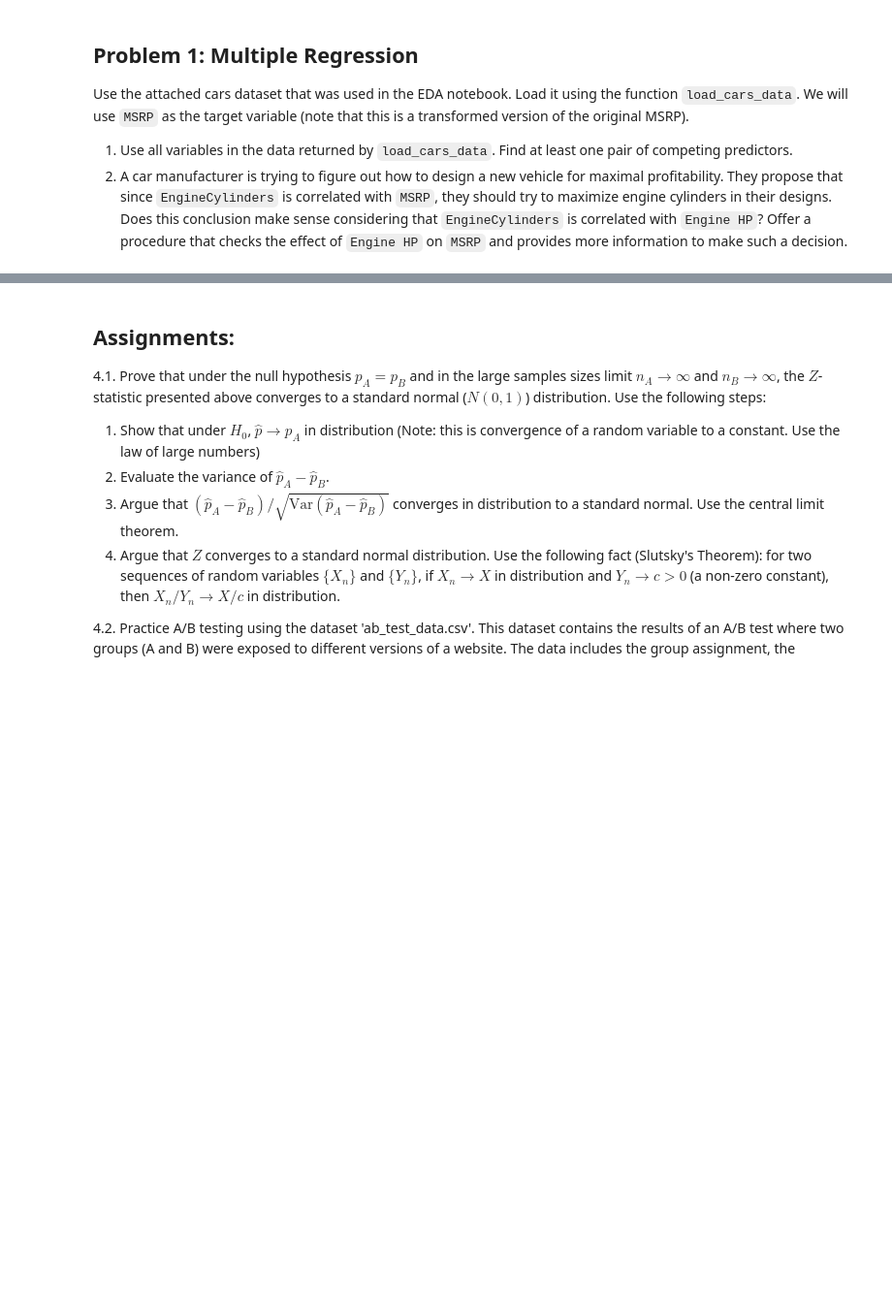
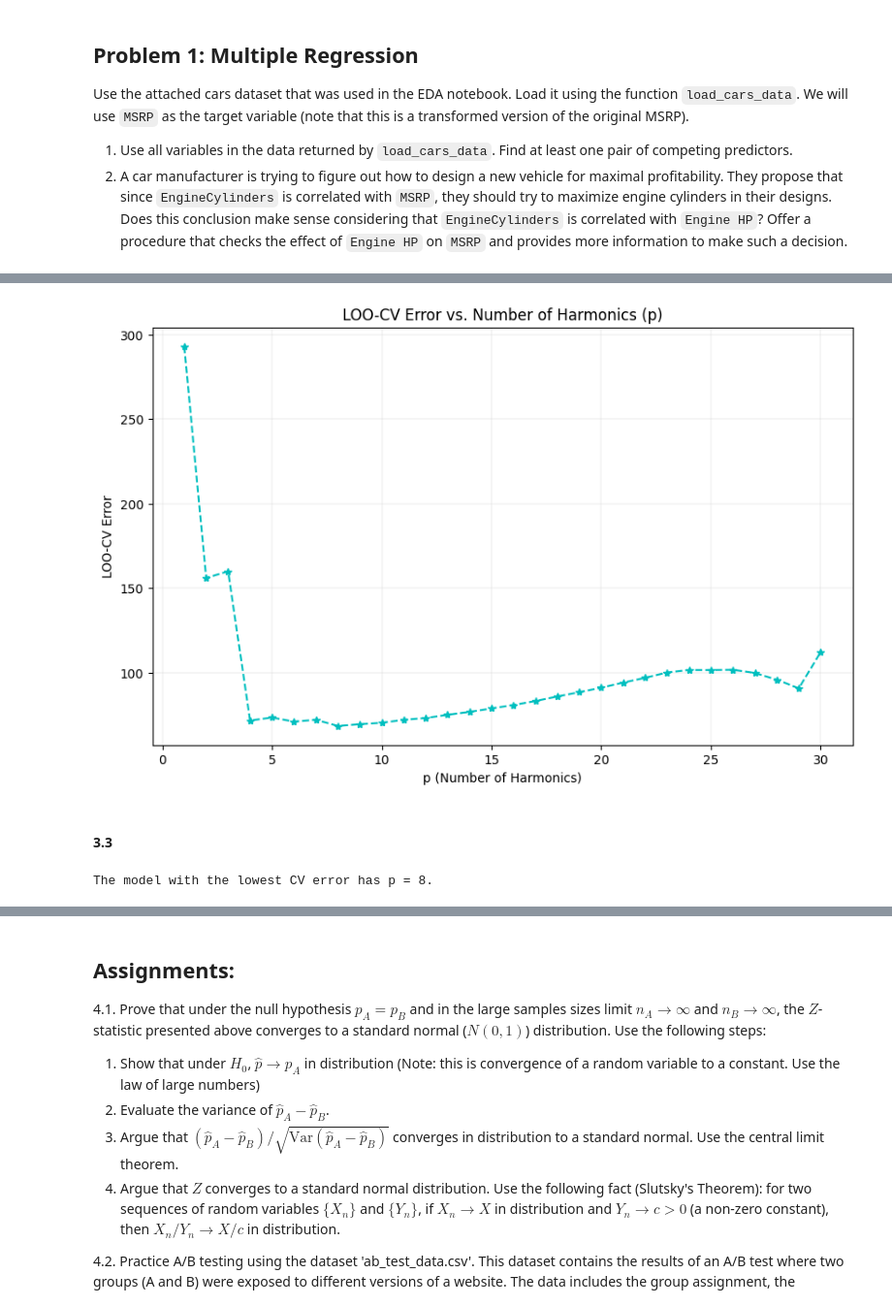
Before and after one commit to adidereviani/AdvStatistic, a Jupyter notebook: hw5.ipynb, the cells around one changed output, grey strips where cells are left out. Shown: that part at 97% size. Saved outputs shown, nothing was run; the diff lists cells and outputs as text; code cells hidden in the pictures; blank space fills up the shorter version.

```diff
--- a/hw5.ipynb
+++ b/hw5.ipynb
@@ -130,0 +685,5 @@ def backward_select(data, response, sig_level=.05):
+# %%
+y = life_expectancy_df[response]
+Z = life_expectancy_df[predictors]
+Znormalized = (Z - Z.mean()) / Z.std()
+Znormalized['Intercept'] = 1
@@ -133,10 +708,10 @@ def backward_select(data, response, sig_level=.05):
 
 Consider the dataset ``AnneFrank.csv``, describing the number of searches of the term "Anne Frank" by hour over several days in February 2022. The cell below contains code you should use to arrange the data by hours.
 # %%
-path = "../../data/AnneFrank.csv"
+path = "AnneFrank.csv"
 AnneFrank = pd.read_csv(path, header=1, names=['time', 'events'])
 AnneFrank['date'] = pd.to_datetime(AnneFrank.time)
 AnneFrank['time'] = AnneFrank['date'].astype(int) / 3600000000000
 AnneFrank['time'] = AnneFrank['time'] - AnneFrank['time'].min()
-AnneFrank.plot(x='time', y='events');
+AnneFrank.plot(x='time', y='events')
 # %% [output]
@@ -176,6 +783,11 @@ def generate_Z(t, p):
     Z:  design matrix of size (n, 2p+1)
     """
 
-    # Your code goes here
+    n = len(t)
+    Z = np.ones((n, 2 * p + 1))
 
-    pass
+    for k in range(1, p + 1):
+        Z[:, 2 * k - 1] = np.sin(2 * np.pi * k * t / 48)
+        Z[:, 2 * k] = np.cos(2 * np.pi * k * t / 48)
+
+    return Z
@@ -181,0 +796,10 @@ def generate_Z(t, p):
+# %%
+# LOO-CV for p = 1 to 30
+loo_cv = []
+for p in range(1, 31):
+    Z = generate_Z(AnneFrank['time'], p)
+    cols = [f'x{i+1}' for i in range(Z.shape[1])]
+    Z_df = pd.DataFrame(Z, columns=cols)
+    Z_df["events"] = AnneFrank["events"]
+    loo_error = leave_one_out_error(Z_df, cols, "events")
+    loo_cv.append((p, loo_error))
@@ -181,0 +826,13 @@ def generate_Z(t, p):
+# %%
+loo_cv_scores_df = pd.DataFrame(loo_cv, columns=['p', 'loo_cv'])
+plt.figure(figsize=(10, 6))
+plt.plot(loo_cv_scores_df['p'], loo_cv_scores_df['loo_cv'], marker='*', linestyle='--',color='c')
+plt.xlabel('p (Number of Harmonics)')
+plt.ylabel('LOO-CV Error')
+plt.title('LOO-CV Error vs. Number of Harmonics (p)')
+plt.grid(color = 'lightgray', linestyle = '-', linewidth = 0.3)
+plt.show()
+# %% [output]
+[figure, added]
+# %% [markdown]
+#### 3.3
@@ -181,0 +844,4 @@ def generate_Z(t, p):
+# %%
+print(f"The model with the lowest CV error has p = {best_p}.")
+# %% [output]
+The model with the lowest CV error has p = 8.
```
Also changed, not shown: parts of 80 cells of this notebook.
